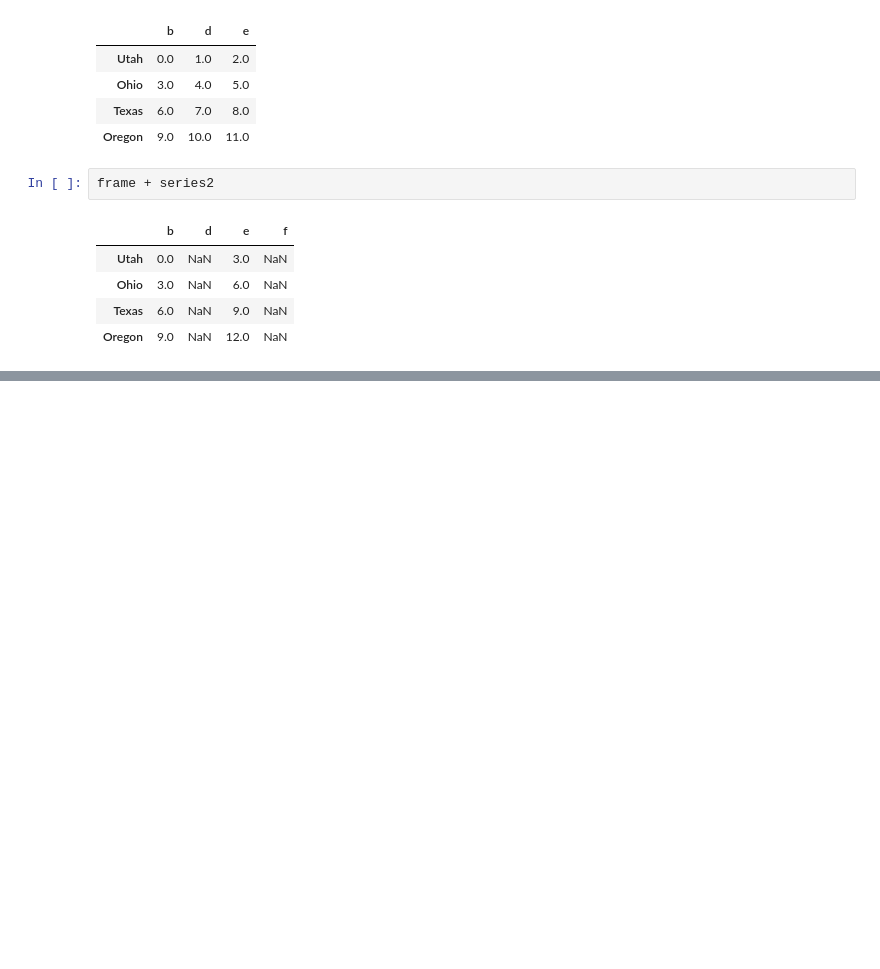
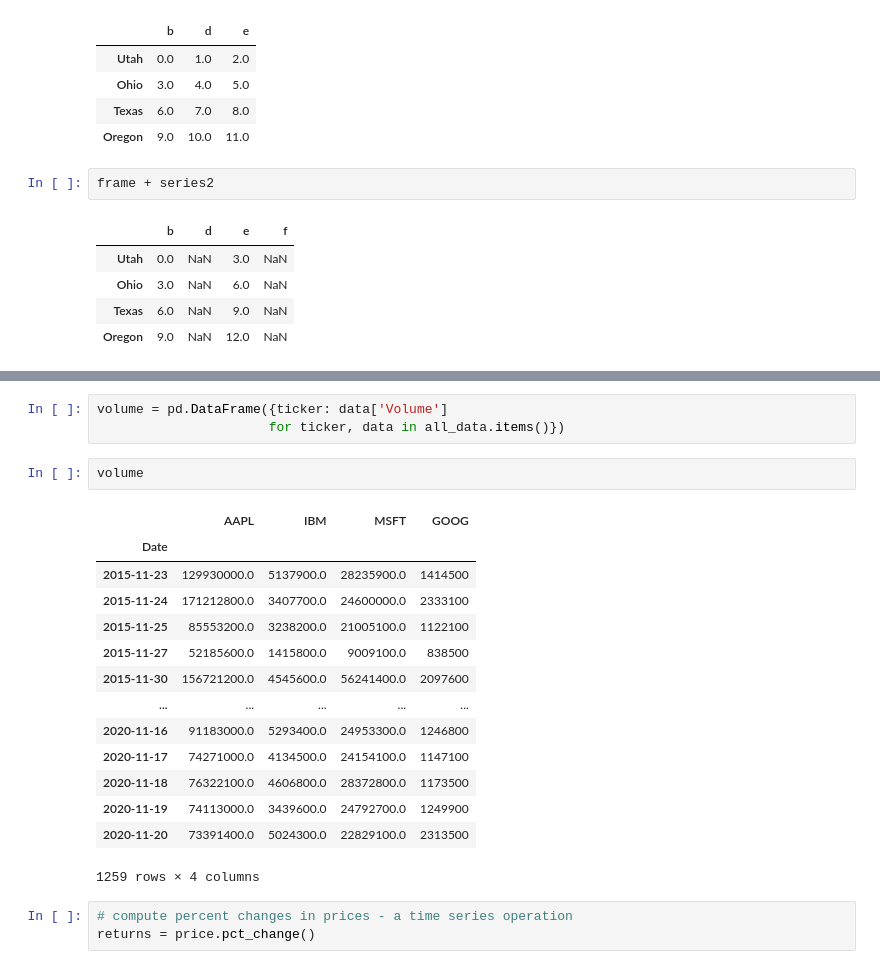
Before and after one commit to BruceBerk/Intro_to_Data_Science_Coursera, a Jupyter notebook: Course_1/Ch_05_pandas.ipynb, the cells around one changed output, grey strips where cells are left out. Cells and saved outputs as stored; diff of their text form; blank space fills up the shorter version.

```diff
--- a/Course_1/Ch_05_pandas.ipynb
+++ b/Course_1/Ch_05_pandas.ipynb
@@ -211,0 +434,23 @@ frame + series2
+# %%
+volume = pd.DataFrame({ticker: data['Volume']
+                      for ticker, data in all_data.items()})
+# %%
+volume
+# %% [output]
+|  | AAPL | IBM | MSFT | GOOG |
+| Date |  |  |  |  |
+| 2015-11-23 | 129930000.0 | 5137900.0 | 28235900.0 | 1414500 |
+| 2015-11-24 | 171212800.0 | 3407700.0 | 24600000.0 | 2333100 |
+| 2015-11-25 | 85553200.0 | 3238200.0 | 21005100.0 | 1122100 |
+| 2015-11-27 | 52185600.0 | 1415800.0 | 9009100.0 | 838500 |
+| 2015-11-30 | 156721200.0 | 4545600.0 | 56241400.0 | 2097600 |
+| ... | ... | ... | ... | ... |
+| 2020-11-16 | 91183000.0 | 5293400.0 | 24953300.0 | 1246800 |
+| 2020-11-17 | 74271000.0 | 4134500.0 | 24154100.0 | 1147100 |
+| 2020-11-18 | 76322100.0 | 4606800.0 | 28372800.0 | 1173500 |
+| 2020-11-19 | 74113000.0 | 3439600.0 | 24792700.0 | 1249900 |
+| 2020-11-20 | 73391400.0 | 5024300.0 | 22829100.0 | 2313500 |
+1259 rows × 4 columns
+# %%
+# compute percent changes in prices - a time series operation
+returns = price.pct_change()
```
Also changed, not shown: parts of 54 cells of this notebook, 1 other file.
